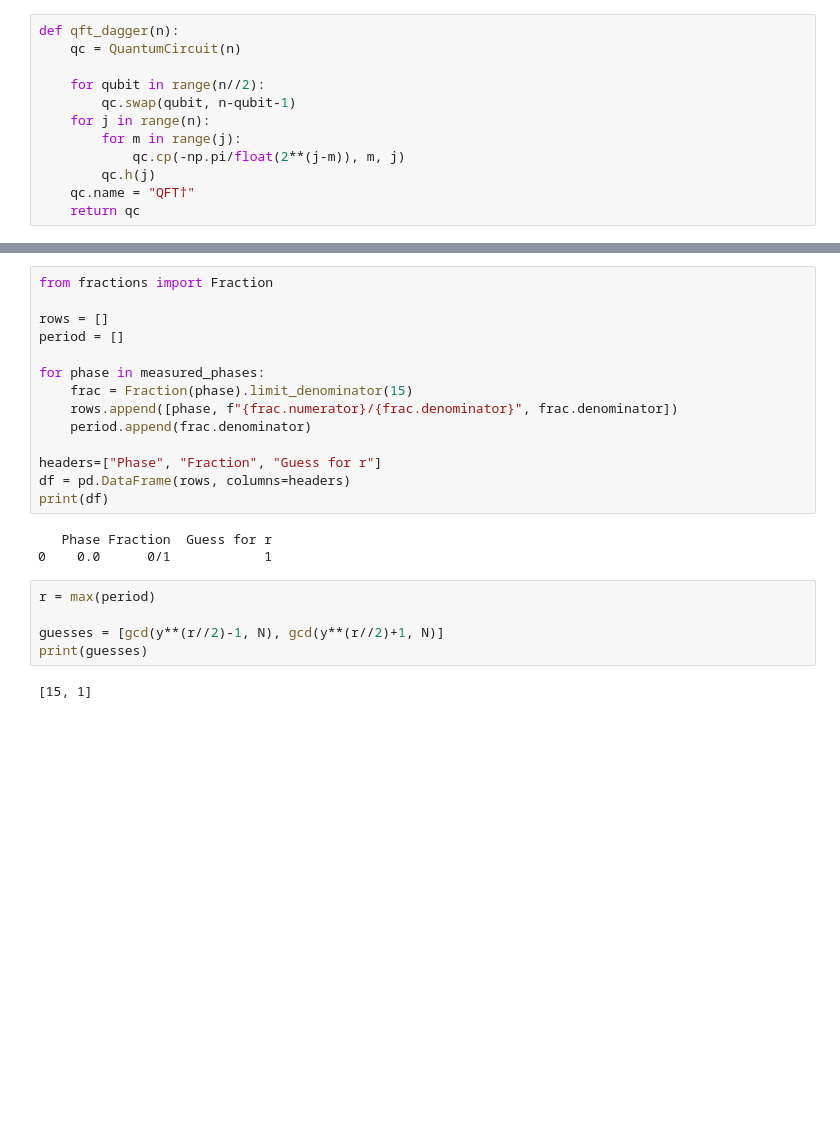
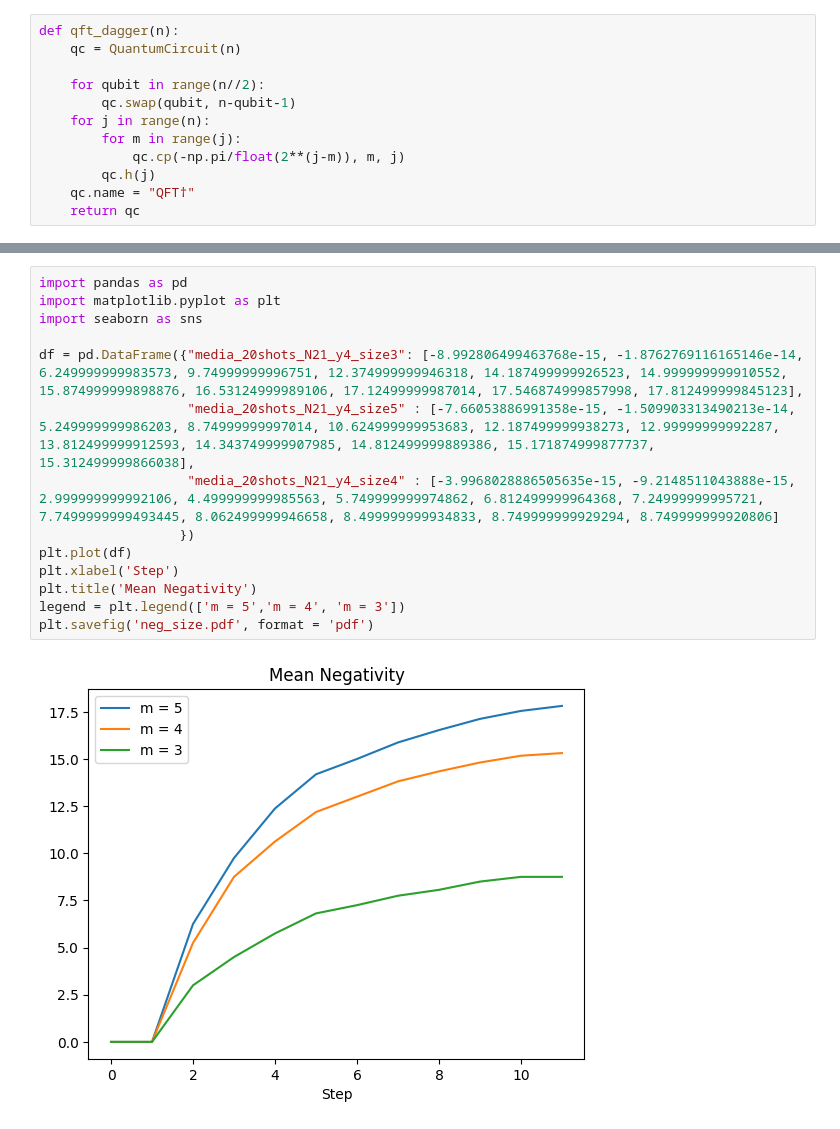
Before and after one commit to gjuls/shor_algorithm, a Jupyter notebook: shor_ent_partitions.ipynb, the cells around one changed output, grey strips where cells are left out. Saved outputs shown, nothing was run; the diff lists cells and outputs as text; blank space fills up the shorter version.

```diff
--- a/shor_ent_partitions.ipynb
+++ b/shor_ent_partitions.ipynb
@@ -203,24 +218,16 @@ print(df)
-# %%
-from fractions import Fraction
-
-rows = []
-period = []
-
-for phase in measured_phases:
-    frac = Fraction(phase).limit_denominator(15)
-    rows.append([phase, f"{frac.numerator}/{frac.denominator}", frac.denominator])
-    period.append(frac.denominator)
-
-headers=["Phase", "Fraction", "Guess for r"]
-df = pd.DataFrame(rows, columns=headers)
-print(df)
-# %% [output]
-   Phase Fraction  Guess for r
-0    0.0      0/1            1
-# %%
-r = max(period)
-
-guesses = [gcd(y**(r//2)-1, N), gcd(y**(r//2)+1, N)]
-print(guesses)
-# %% [output]
-[15, 1]
+# %%
+import pandas as pd
+import matplotlib.pyplot as plt
+import seaborn as sns
+
+df = pd.DataFrame({"media_20shots_N21_y4_size3": [-8.992806499463768e-15, -1.8762769116165146e-14, 6.249999999983573, 9.74999999996751, 12.374999999946318, 14.187499999926523, 14.999999999910552, 15.874999999898876, 16.53124999989106, 17.12499999987014, 17.546874999857998, 17.812499999845123],
+                   "media_20shots_N21_y4_size5" : [-7.66053886991358e-15, -1.509903313490213e-14, 5.249999999986203, 8.74999999997014, 10.624999999953683, 12.187499999938273, 12.99999999992287, 13.812499999912593, 14.343749999907985, 14.812499999889386, 15.171874999877737, 15.312499999866038],
+                   "media_20shots_N21_y4_size4" : [-3.9968028886505635e-15, -9.2148511043888e-15, 2.999999999992106, 4.499999999985563, 5.749999999974862, 6.812499999964368, 7.24999999995721, 7.7499999999493445, 8.062499999946658, 8.499999999934833, 8.749999999929294, 8.749999999920806]
+                  })
+plt.plot(df)
+plt.xlabel('Step')
+plt.title('Mean Negativity')
+legend = plt.legend(['m = 5','m = 4', 'm = 3'])
+plt.savefig('neg_size.pdf', format = 'pdf')
+# %% [output]
+[figure, added]
```
Also changed, not shown: parts of 6 cells of this notebook.
